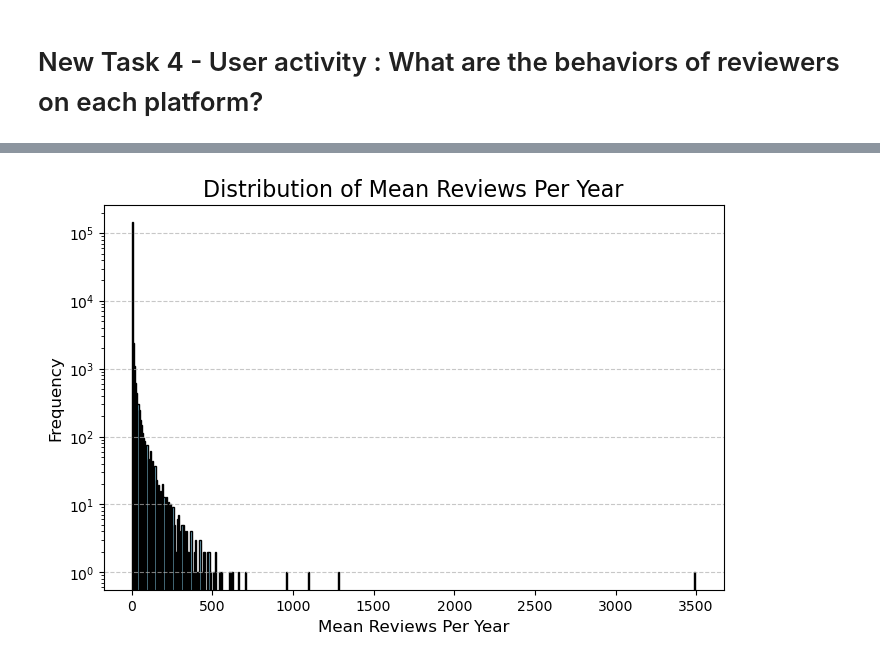
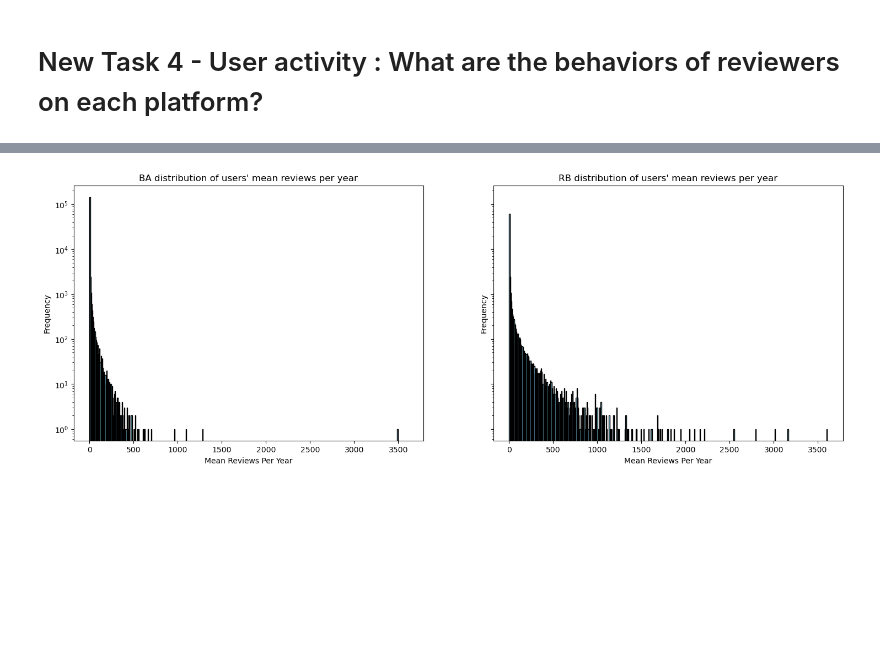
Before and after one commit to epfl-ada/ada-2024-project-bada55, a Jupyter notebook: results.ipynb, the cells around one changed output, grey strips where cells are left out. Saved outputs shown, nothing was run; the diff lists cells and outputs as text; code cells hidden in the pictures; blank space fills up the shorter version.

```diff
--- a/results.ipynb
+++ b/results.ipynb
@@ -660,18 +645,35 @@ from sklearn.cluster import KMeans
 # %%
-# define features : mean_reviews_per_year
-
+# mean_yearly_reviews
 
 nan_in_column = ba_users['nbr_reviews'].isna().sum()
 print(f"NaN values in 'nbr_reviews': {nan_in_column}")
-nan_in_column = ba_users['year_joined'].isna().sum()
+nan_in_column = ba_users['joined'].isna().sum()
 print(f"NaN values in 'joined': {nan_in_column}")
+
 ba_users_joined = ba_users.dropna(subset=['joined'])
+rb_users_joined = rb_users.dropna(subset=['joined'])
+#display(rb_users_joined)
+
+ba_users_joined['user_id'] = ba_users_joined['user_id'].astype(str)
+rb_users_joined['user_id'] = rb_users_joined['user_id'].astype(str)
+
+#display(rb_users_joined)
+
+#ba_users_joined = ba_users_joined.merge(ba_reviews_per_user, on='user_id', how='left')
+rb_users_joined = rb_users_joined.merge(rb_reviews_per_user, on='user_id', how='left')
+display(ba_users_joined)
+display(rb_users_joined)
 
 ba_users_joined['year_joined'] = ba_users_joined['joined'].str[-4:].astype(int)
+rb_users_joined['year_joined'] = rb_users_joined['joined'].str[-4:].astype(int)
+
 max_year = ba_users_joined['year_joined'].max()
-print(f"Last year for data: {max_year}")
-ba_users_joined['mean_reviews_per_year'] = ba_users_joined['nbr_reviews']/(max_year+1-ba_users_joined['year_joined'])
-display(ba_users_joined)
+print(f"Last year for data (ba): {max_year}")
+ba_users_joined['mean_yearly_reviews'] = ba_users_joined['nbr_reviews']/(max_year+1-ba_users_joined['year_joined'])
+
+max_year = rb_users_joined['year_joined'].max()
+print(f"Last year for data (rb): {max_year}")
+rb_users_joined['mean_yearly_reviews'] = rb_users_joined['nbr_reviews']/(max_year+1-rb_users_joined['year_joined'])
 # %% [output]
 NaN values in 'nbr_reviews': 0
 NaN values in 'joined': 2652
@@ -702,11 +728,13 @@ See the caveats in the documentation: https://pandas.pydata.org/pandas-docs/stab
 # %%
-plt.figure(figsize=(8, 5))
-plt.hist(ba_users_joined['mean_reviews_per_year'].dropna(), log=True, bins=500, color='skyblue', edgecolor='black')
-plt.title('Distribution of Mean Reviews Per Year', fontsize=16)
-plt.xlabel('Mean Reviews Per Year', fontsize=12)
-plt.ylabel('Frequency', fontsize=12)
-plt.grid(axis='y', linestyle='--', alpha=0.7)
+fig, axs = plt.subplots(1,2, sharex=True, sharey=True)
+axs[0].hist(ba_users_joined['mean_yearly_reviews'].dropna(), log=True, bins=500, color='skyblue', edgecolor='black')
+axs[1].hist(rb_users_joined['mean_yearly_reviews'].dropna(), log=True, bins=500, color='skyblue', edgecolor='black')
+
+axs[0].set_title("BA distribution of users' mean reviews per year")
+axs[1].set_title("RB distribution of users' mean reviews per year")
+for ax in axs:
+    ax.set(xlabel='Mean Reviews Per Year', ylabel='Frequency')
 plt.show()
 # %% [output]
-[figure, old version]
+[figure, new version]
 # %%
```
Also changed, not shown: parts of 25 cells of this notebook.
